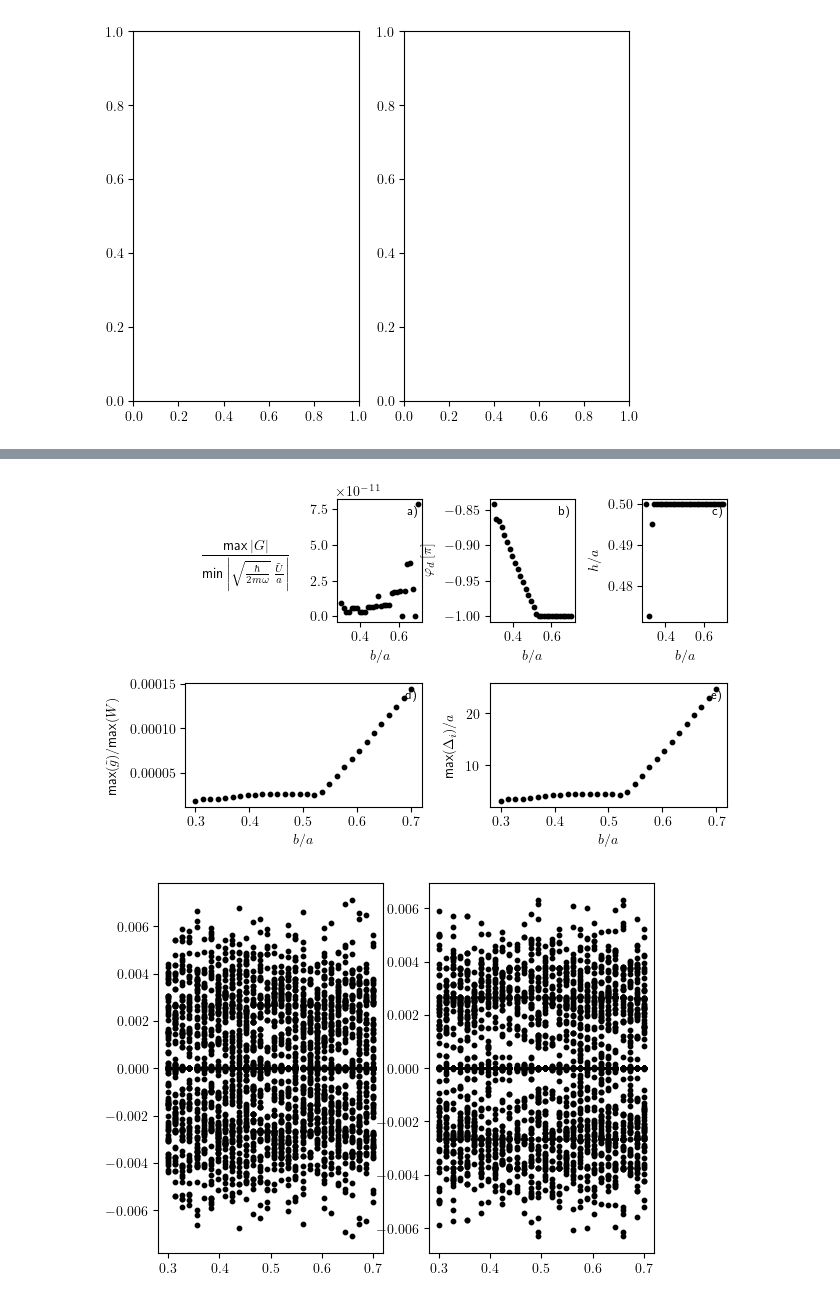
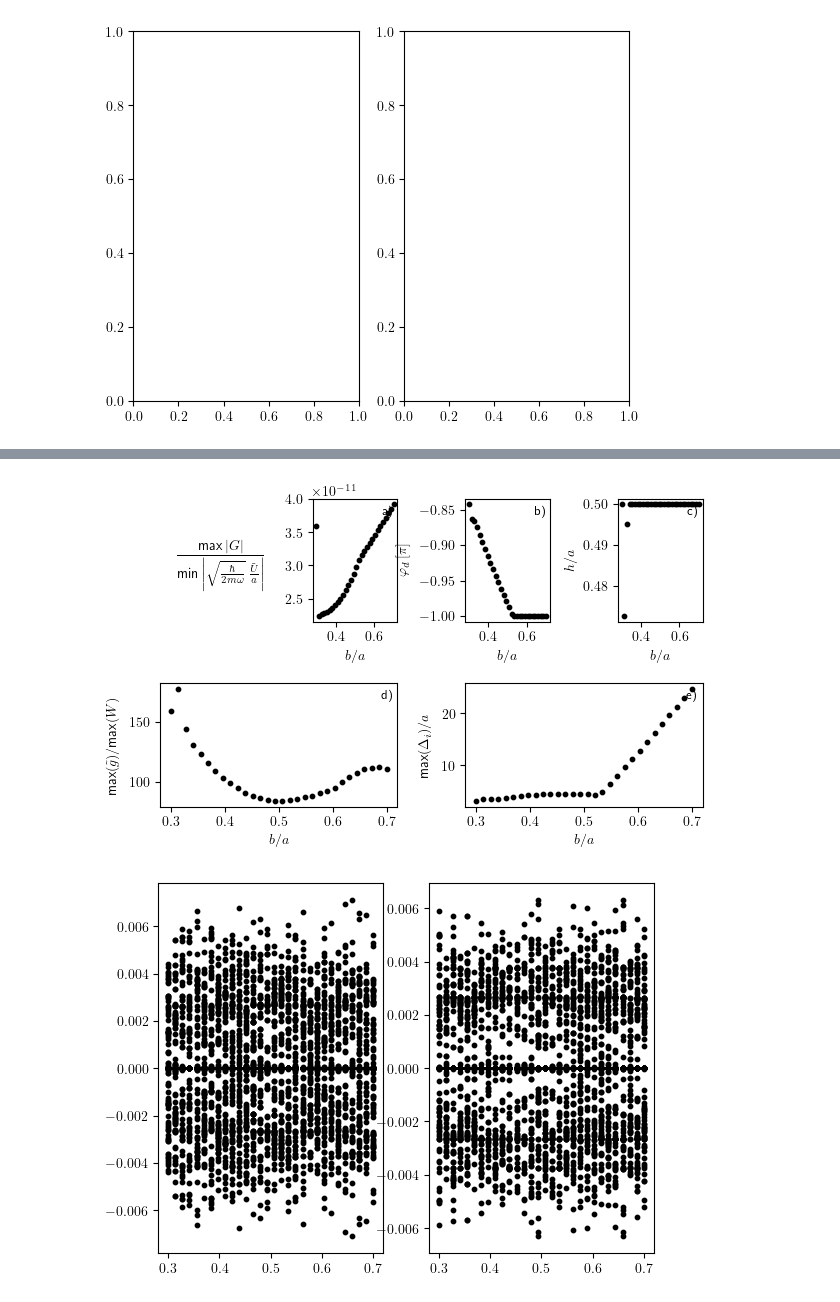
Before and after one commit to ChriGomm/master, a Jupyter notebook: numerics/interactions.ipynb, the cells around one changed output, grey strips where cells are left out. Drawn from its saved outputs; the diff is of its cells as text; code cells hidden in the pictures.

```diff
--- a/numerics/interactions.ipynb
+++ b/numerics/interactions.ipynb
@@ -764,7 +765,7 @@ V#/c.hbar
 array([6.46047512e-18, 6.64657935e-14])
 # %%
 m = 85.5*c.u
-w = 2*np.pi*10**3*np.array([50,10])
+w = 2*np.pi*10**3*np.array([10,50])
 r= np.array([3,12])/10**6
 np.sqrt(c.hbar/m/2/w)/r, np.sqrt(c.hbar/2/m/w)
 # m*w**2*r**2/V[::-1]
@@ -1344,7 +1353,8 @@ def abs_eigvec(param,b):
     # dmat = nearest_nb_Hamiltonian(b,h,a,chain_length,lambda x, y: dip_derivative_full(x, 0, 0, y),0,d)
     # dmat += np.diag(np.ones(chain_length))*(m*w**2*r**2/V)[-1]/10**8
     # beta = grad(b,h,a,chain_length,nom_der1,d)
-    dmat = hopping_Ham(b,h,(m*w**2*r**2/V)[-1]/10**8,a,chain_length,lambda x, y: dip_derivative_full_vec(x, y),d)
+    dmat = hopping_Ham(b,h,1,a,chain_length,lambda x, y: dip_derivative_full_vec(x, y),d)
+    # dmat = hopping_Ham(b,h,(m*w**2*r**2/V)[-1]/10**8,a,chain_length,lambda x, y: dip_derivative_full_vec(x, y),d)
     beta = grad_long_range(b,h,a,chain_length,nom_der1_vec,d)
     return np.max(np.abs(beta))/np.min(np.where(dmat==0,np.inf,np.abs(dmat)))
     # eigenvecs = np.linalg.solve(dmat,beta)
@@ -1450,51 +1526,53 @@ pad = 7
 b = np.linspace(0.3,0.7,N)
 for i in range(N):
 
-    dmat = hopping_Ham(b[i],hs[i],(m*w**2*r**2/V)[-1]/10**8,a,chain_length,lambda x, y: dip_derivative_full_vec(x, y),np.array([np.cos(phis[i]),np.sin(phis[i])]))
+    # dmat = hopping_Ham(b[i],hs[i],(m*w**2*r**2/V)[-1]/10**8,a,chain_length,lambda x, y: dip_derivative_full_vec(x, y),np.array([np.cos(phis[i]),np.sin(phis[i])]))
+    dmat = hopping_Ham(b[i],hs[i],1,a,chain_length,lambda x, y: dip_derivative_full_vec(x, y),np.array([np.cos(phis[i]),np.sin(phis[i])]))
     bdg = BdG_Ham(b[i],hs[i],(m*w**2*r**2/V)[-1]/10**8,a,chain_length,lambda x, y: dip_derivative_full_vec(x, y),np.array([np.cos(phis[i]),np.sin(phis[i])]))
     eig = np.linalg.eigvals(dmat)
     # ax1.scatter(b[i],np.max(np.abs(np.real(eig))),color='0',s=10)
 
 
     beta = grad_long_range(b[i],hs[i],a,chain_length,nom_der1_vec,np.array([np.cos(phis[i]),np.sin(phis[i])]))
-    dis = np.linalg.solve(dmat,beta)
-    h_new = beta-dmat@dis
+    # dis = np.linalg.solve(dmat,beta)
+    # h_new = beta-dmat@dis
     # ax3[1].scatter(b[i],np.max(h_new),color='0',s=10)
     # ax3[1].scatter(b[i]*np.ones(chain_length),beta,color='0',s=30)
     ax1.scatter(b[i],np.max(h_new)/(np.min(np.where(dmat==0,np.inf,np.abs(dmat)))*3/1000),color='0',s=10)
     # ax6.scatter(b[i],np.max(dis)*10**3,color='0',s=10)
     # ax5.scatter(b[i],np.max(dis),color='0',s=10)
     ax5.scatter(b[i],np.max(beta),color='0',s=10)
-    ax4.scatter(b[i],np.max(beta)/np.max(np.abs(dmatp)),color='0',s=10)
+    # ax4.scatter(b[i],np.max(beta)/np.max(np.abs(dmatp)),color='0',s=10)
+    ax4.scatter(b[i],np.max(np.abs(dmat)),color='0',s=10)
     # ax4.scatter(b[i],np.max(beta)/np.min(np.where(dmatp==0,np.inf,np.abs(dmatp))),color='0',s=10)
     # ax2.scatter(b[i],sorted_crit[0][0],color='0',s=10)
 ax0.axis("off")
 ax2.scatter(b,phis_plot/np.pi,color='0',s=10)
 ax3.scatter(b,hs_plot,color='0',s=10)
 ax1.set_xlabel(r"$b/a$")
 ax2.set_ylabel(r"$\varphi_d\,[\pi]$",labelpad=pad)
 ax2.set_xlabel(r"$b/a$")
 ax3.set_ylabel(r"$h/a$")
 ax3.set_xlabel(r"$b/a$")
 ax4.set_xlabel(r"$b/a$")
 # ax1.text(0.7,0.7,"a)",fontsize=9)
 
 ax5.set_ylabel(r"max$(\Delta_i)/a$",labelpad=pad)
 ax0.text(0.2,0.5,r"$$\frac{\text{max}\left|G\right|}{\text{min}\left|\sqrt{\frac{\hbar }{2m \omega}}\,\frac{\tilde{U}}{a}\right|}$$")
 ax5.set_xlabel(r"$b/a$")
 ax4.set_ylabel(r"$\text{max}(\tilde{g})/\text{max}(W)$",labelpad=pad)
 # ax6.set_xlabel(r"$b/a$")
 # ax6.set_ylabel(r"$$\text{max}(\Delta_i)/\sqrt{\hbar/2m\omega}$$",labelpad=pad)
 ax4.text(0.93,0.88,"d)",fontsize=9,transform=ax4.transAxes)
 ax5.text(0.93,0.88,"e)",fontsize=9,transform=ax5.transAxes)
 ax1.text(0.82,0.87,"a)",fontsize=9,transform=ax1.transAxes)
 ax2.text(0.82,0.87,"b)",fontsize=9,transform=ax2.transAxes)
 ax3.text(0.82,0.87,"c)",fontsize=9,transform=ax3.transAxes)
 plt.subplots_adjust(wspace=0.8,hspace=0.5)
 # plt.savefig("/home//christian/Documents/master/protocol/pictures/"+"tuning_first_order_to_zero2.pdf",bbox_inches='tight')#free_evol_1spto10coupling
 plt.show()
 # %% [output]
-[figure, old version]
+[figure, new version]
 # %%
 # fig, ax = plt.subplots(1,1)
 # fig2, ax2 = plt.subplots(1,1)
```
Also changed, not shown: parts of 10 cells of this notebook.
